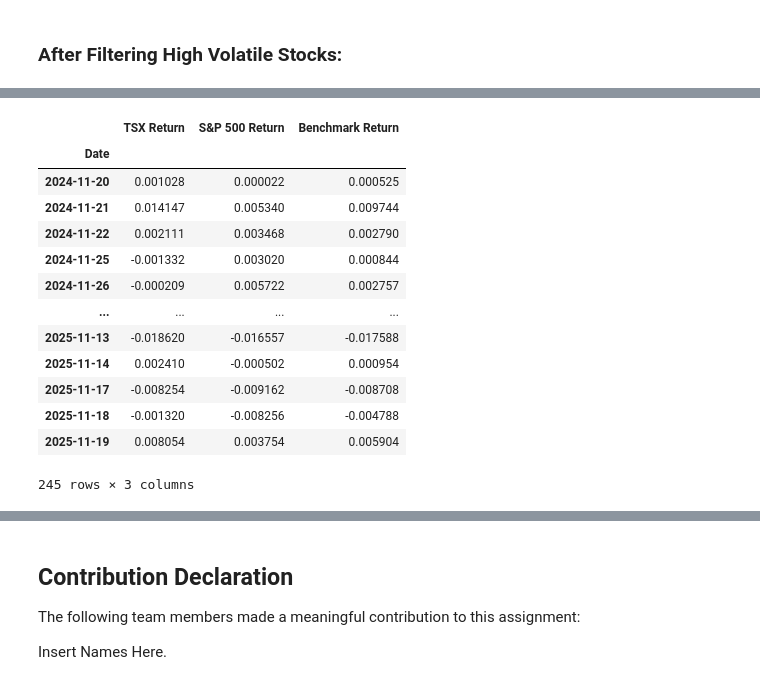
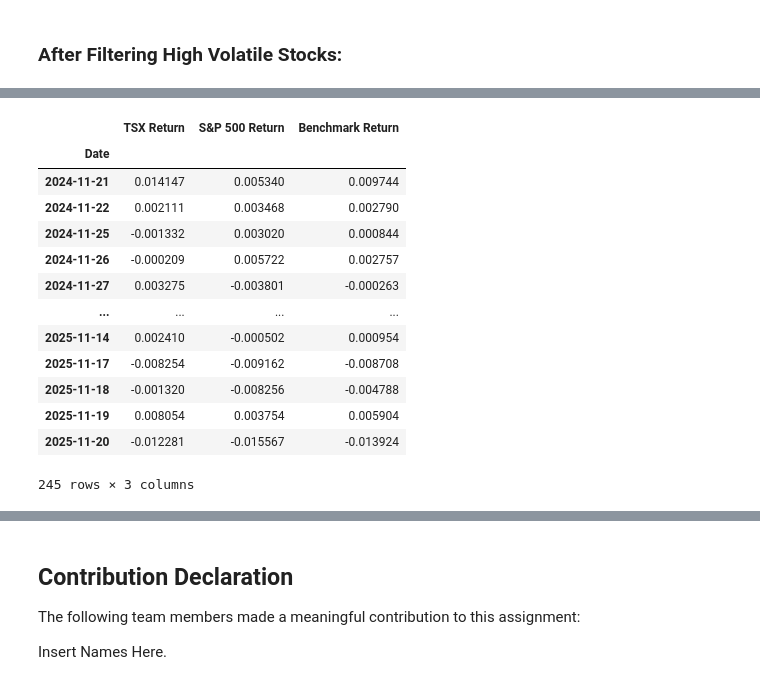
Before and after one commit to samyakj07/CFM-101-Final, a Jupyter notebook: Team_09_Assignment (1).ipynb, the cells around one changed output, grey strips where cells are left out. Drawn from its saved outputs; the diff is of its cells as text; code cells hidden in the pictures.

```diff
--- a/Team_09_Assignment (1).ipynb
+++ b/Team_09_Assignment (1).ipynb
@@ -382,41 +404,47 @@ dtype: int64
 # %%
 # create the benchmark. Basically, create a dataframe that consists of the closing returns of the benchmark within the past year(1 year because we are going to
 #track the correlation between the benchmark and the stocks back by one year later. The benchmark is just an equally weighted average of the
 #TSX composite and the S&P500 returns.
 
 end_date = datetime.now()
 start_date = datetime(end_date.year - 1, end_date.month, end_date.day)
 
 tsx_symbol = "^GSPTSE"
 spx_symbol = "^GSPC"
 
 tsx_ticker = yf.Ticker(tsx_symbol)
 spx_ticker = yf.Ticker(spx_symbol)
 
 tsx_hist = tsx_ticker.history(start=start_date, end=end_date)
 spx_hist = spx_ticker.history(start=start_date, end=end_date)
 
+if isinstance(tsx_hist.index, pd.DatetimeIndex) and tsx_hist.index.tz is not None:
+    tsx_hist.index = tsx_hist.index.tz_convert(None)
+
+if isinstance(spx_hist.index, pd.DatetimeIndex) and spx_hist.index.tz is not None:
+    spx_hist.index = spx_hist.index.tz_convert(None)
+
 tsx_returns = tsx_hist['Close'].pct_change()
 spx_returns = spx_hist['Close'].pct_change()
 
 benchmark_df = (pd.DataFrame({'TSX Return': tsx_returns,'S&P 500 Return': spx_returns})).dropna()
 
 benchmark_df['Benchmark Return'] = (benchmark_df['TSX Return'] + benchmark_df['S&P 500 Return']) / 2
 benchmark_df.index = benchmark_df.index.strftime('%Y-%m-%d')
 
 benchmark_df
 # %% [output]
 |  | TSX Return | S&P 500 Return | Benchmark Return |
 | Date |  |  |  |
-| 2024-11-20 | 0.001028 | 0.000022 | 0.000525 |
 | 2024-11-21 | 0.014147 | 0.005340 | 0.009744 |
 | 2024-11-22 | 0.002111 | 0.003468 | 0.002790 |
 | 2024-11-25 | -0.001332 | 0.003020 | 0.000844 |
 | 2024-11-26 | -0.000209 | 0.005722 | 0.002757 |
+| 2024-11-27 | 0.003275 | -0.003801 | -0.000263 |
 | ... | ... | ... | ... |
-| 2025-11-13 | -0.018620 | -0.016557 | -0.017588 |
 | 2025-11-14 | 0.002410 | -0.000502 | 0.000954 |
 | 2025-11-17 | -0.008254 | -0.009162 | -0.008708 |
 | 2025-11-18 | -0.001320 | -0.008256 | -0.004788 |
 | 2025-11-19 | 0.008054 | 0.003754 | 0.005904 |
+| 2025-11-20 | -0.012281 | -0.015567 | -0.013924 |
 245 rows × 3 columns
```
Also changed, not shown: parts of 18 cells of this notebook.
